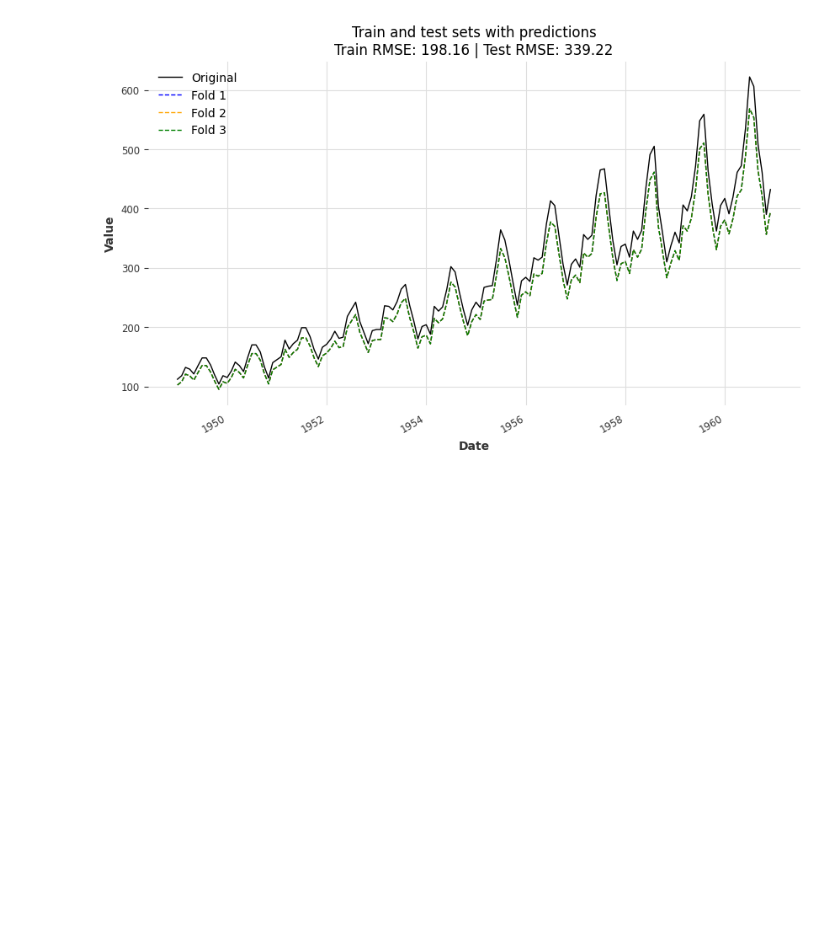
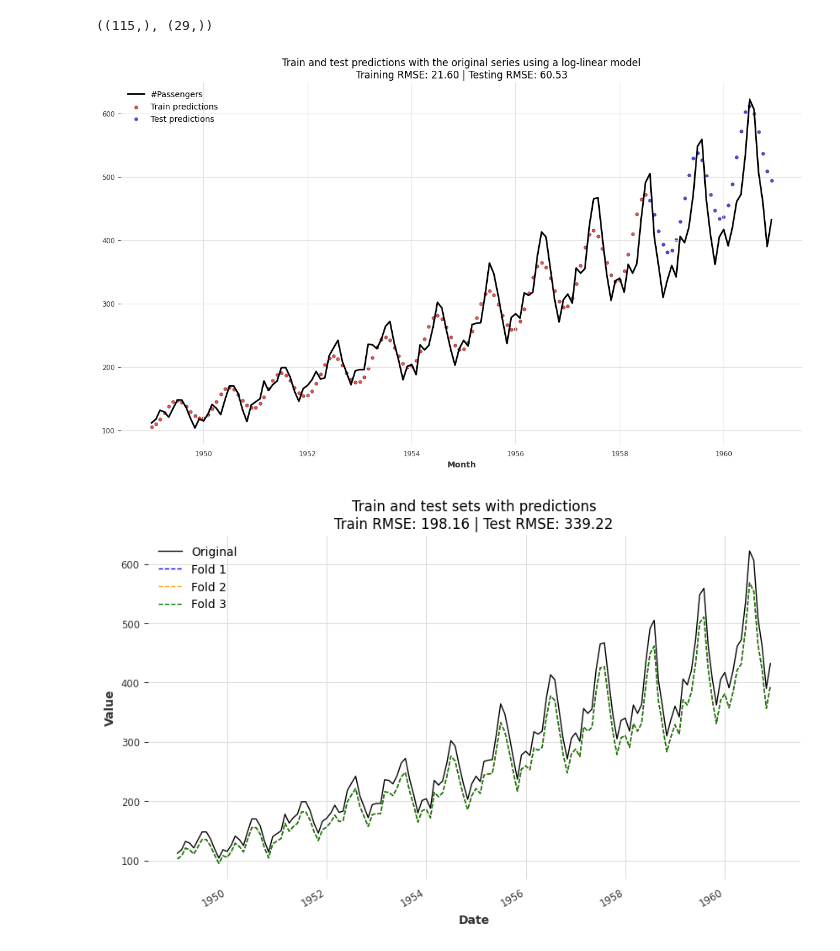
Before and after one commit to aaweaver-actuary/fourier-features, a Jupyter notebook: dev.ipynb, the cells around one changed output. Cells and saved outputs as stored; diff of their text form; code cells hidden in the pictures; blank space fills up the shorter version.

```diff
--- a/dev.ipynb
+++ b/dev.ipynb
@@ -35,0 +174,17 @@ X[:10], y[:10], X_duration[:10]
+# %%
+twopi = 2 * np.pi
+
+fourier_train = np.hstack(
+    [
+        np.sin(twopi * X_train / 12),
+        np.cos(twopi * X_train / 12),
+    ]
+)
+fourier_test = np.hstack(
+    [
+        np.sin(twopi * X_test / 12),
+        np.cos(twopi * X_test / 12),
+    ]
+)
+
+fourier_train[:5], fourier_test[:5]
@@ -36,3 +202,63 @@ X[:10], y[:10], X_duration[:10]
+# %%
+lr = LinearRegression()
+xtrain = np.hstack(
+    [
+        X_train,
+        fourier_train,
+    ]
+)
+xtest = np.hstack(
+    [
+        X_test,
+        fourier_test,
+    ]
+)
+lr.fit(xtrain, np.log(y_train))
+
+yhat_train = np.exp(lr.predict(xtrain))
+yhat_test = np.exp(lr.predict(xtest))
+
+mse_train = mean_squared_error(y_train, yhat_train)
+mse_test = mean_squared_error(y_test, yhat_test)
+yhat_train.shape, yhat_test.shape
+# %% [output]
+((115,), (29,))
+# %%
+fig, ax = plt.subplots(figsize=(15, 8))
+series.plot(ax=ax)
+
+ax.scatter(
+    train_dates,
+    yhat_train,
+    color="red",
+    label="Train predictions",
+    s=15,
+    marker="o",
+    alpha=0.7,
+    edgecolors="black",
+    linewidth=0.5,
+)
+
+ax.scatter(
+    test_dates,
+    yhat_test,
+    color="blue",
+    label="Test predictions",
+    s=15,
+    marker="o",
+    alpha=0.7,
+    edgecolors="black",
+    linewidth=0.5,
+)
+
+ax.set_title(
+    "Train and test predictions with the original series using a log-linear model\n"
+    f"Training RMSE: {np.sqrt(mse_train):.2f} | Testing RMSE: {np.sqrt(mse_test):.2f}",
+)
+plt.legend()
+plt.show()
+# %% [output]
+[figure, added]
 # %%
 %run src/fourier_features/_fit.py
 
```
Also changed, not shown: parts of 13 cells of this notebook.
